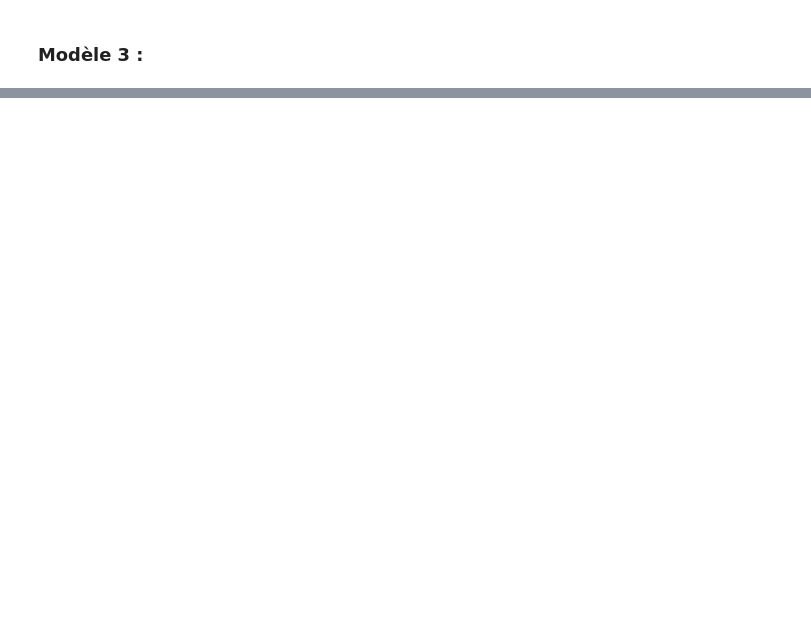
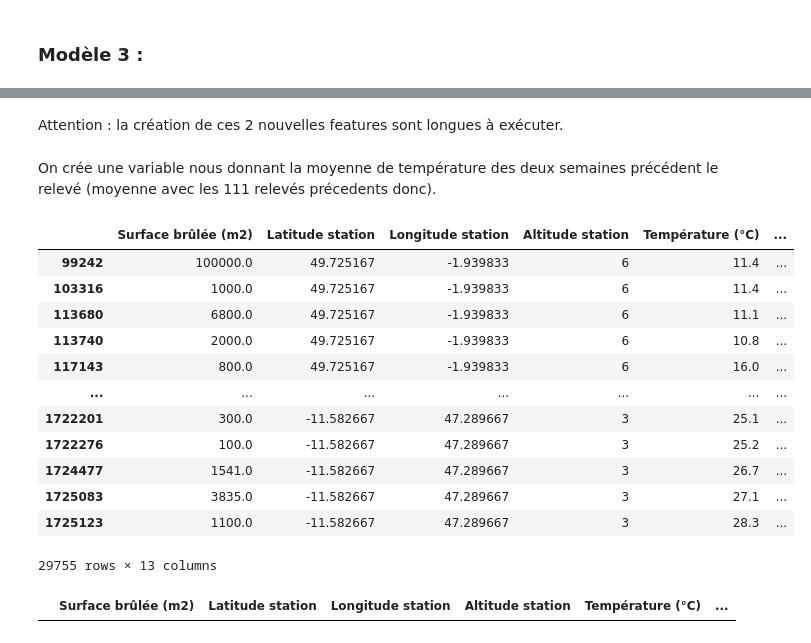
Before and after one commit to Theo-Clavel/feux_de_foret, a Jupyter notebook: Partie3.ipynb, the cells around one changed output, grey strips where cells are left out. Saved outputs shown, nothing was run; the diff lists cells and outputs as text; code cells hidden in the pictures; blank space fills up the shorter version.

```diff
--- a/Partie3.ipynb
+++ b/Partie3.ipynb
@@ -569,0 +708,2 @@ Néanmoins, $recall_1$ demeure faible : le modèle a des difficultés à reconna
+# %% [markdown]
+Attention : la création de ces 2 nouvelles features sont longues à exécuter.
@@ -569,0 +712,42 @@ Néanmoins, $recall_1$ demeure faible : le modèle a des difficultés à reconna
+# %%
+def moyenne_precipitations(index):
+    if math.isnan(df_constru.iloc[index,16]):
+        return np.nan
+    sub = df_constru[df_constru['id_station'] == df_constru.iloc[index,16]]  #on se restreint aux relevés d'une même station. La base est ordonnée par station donc les index restent dans le bon ordre et se suivent
+    if index >= 55 and index+1 <= sub.shape[0]:
+        sub = sub.iloc[range(index-54,index+1),]        #on garde prend les 55 relevés précédents
+        return sub['Précipitations (3 heures)'].sum(axis=0)/56   #on fait la moyenne pour les relevés pertinents
+    else:
+        return np.nan   #pour les premier relevés, on ne peut pas avoir la moyenne de la semaine précédente, la valeur est NaN
+# %%
+df3['Précipitation semaine'] = df3['Index'].apply(lambda row: moyenne_precipitations(row))
+# %% [markdown]
+On crée une variable nous donnant la moyenne de température des deux semaines précédent le relevé (moyenne avec les 111 relevés précedents donc).
+# %%
+def moyenne_temperature(index):
+    if math.isnan(df_constru.iloc[index,16]):
+        return np.nan
+    sub = df_constru[df_constru['id_station'] == df_constru.iloc[index,16]]  #on se restreint aux relevés d'une même station. La base est ordonnée par station donc les index restent dans le bon ordre et se suivent
+    if index >= 111 and index+1 <= sub.shape[0]:
+        sub = sub.iloc[range(index-110,index+1),]        #on garde prend les 111 relevés précédents
+        return sub['Température (°C)'].sum(axis=0)/112   #on fait la moyenne pour les relevés pertinents
+    else:
+        return np.nan                #pour les premier relevés, on ne peut pas avoir la moyenne de la semaine précédente, la valeur est NaN
+# %%
+df3['Température semaine'] = df3['Index'].apply(lambda row: moyenne_temperature(row))
+# %%
+df3
+# %% [output]
+|  | Surface brûlée (m2) | Latitude station | Longitude station | Altitude station | Température (°C) | ... |
+| 99242 | 100000.0 | 49.725167 | -1.939833 | 6 | 11.4 | ... |
+| 103316 | 1000.0 | 49.725167 | -1.939833 | 6 | 11.4 | ... |
+| 113680 | 6800.0 | 49.725167 | -1.939833 | 6 | 11.1 | ... |
+| 113740 | 2000.0 | 49.725167 | -1.939833 | 6 | 10.8 | ... |
+| 117143 | 800.0 | 49.725167 | -1.939833 | 6 | 16.0 | ... |
+| ... | ... | ... | ... | ... | ... | ... |
+| 1722201 | 300.0 | -11.582667 | 47.289667 | 3 | 25.1 | ... |
+| 1722276 | 100.0 | -11.582667 | 47.289667 | 3 | 25.2 | ... |
+| 1724477 | 1541.0 | -11.582667 | 47.289667 | 3 | 26.7 | ... |
+| 1725083 | 3835.0 | -11.582667 | 47.289667 | 3 | 27.1 | ... |
+| 1725123 | 1100.0 | -11.582667 | 47.289667 | 3 | 28.3 | ... |
+29755 rows × 13 columns
@@ -569,0 +756,5 @@ Néanmoins, $recall_1$ demeure faible : le modèle a des difficultés à reconna
+# %%
+df3 = df3.dropna()
+df3
+# %% [output]
+|  | Surface brûlée (m2) | Latitude station | Longitude station | Altitude station | Température (°C) | ... |
```
Also changed, not shown: parts of 63 cells of this notebook.
